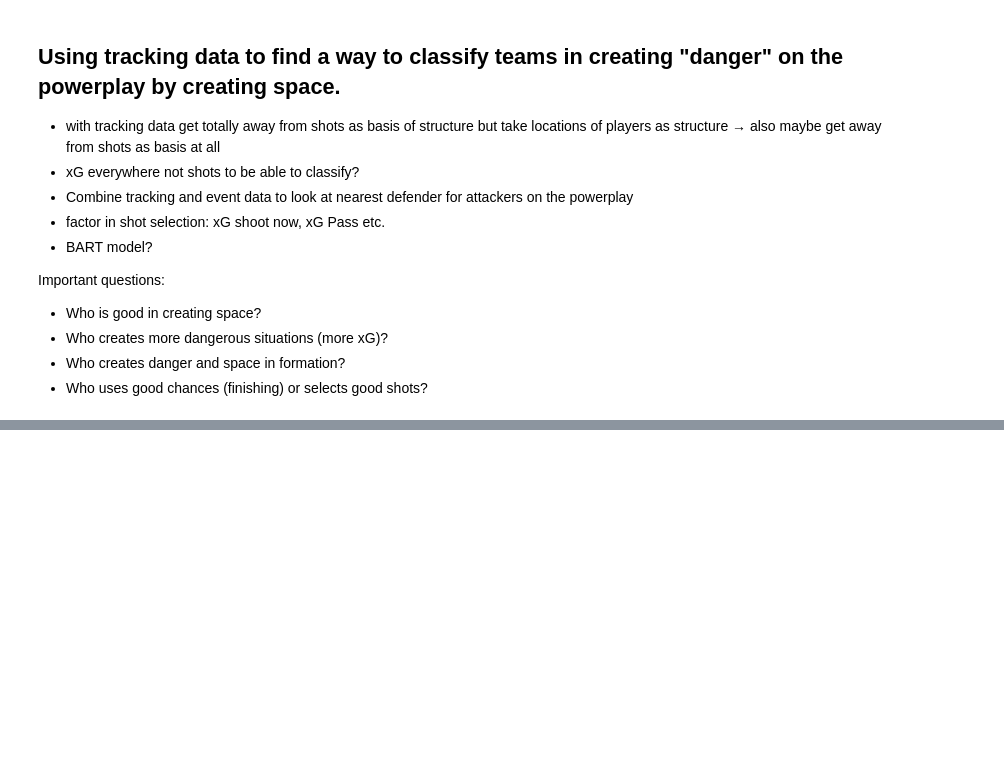
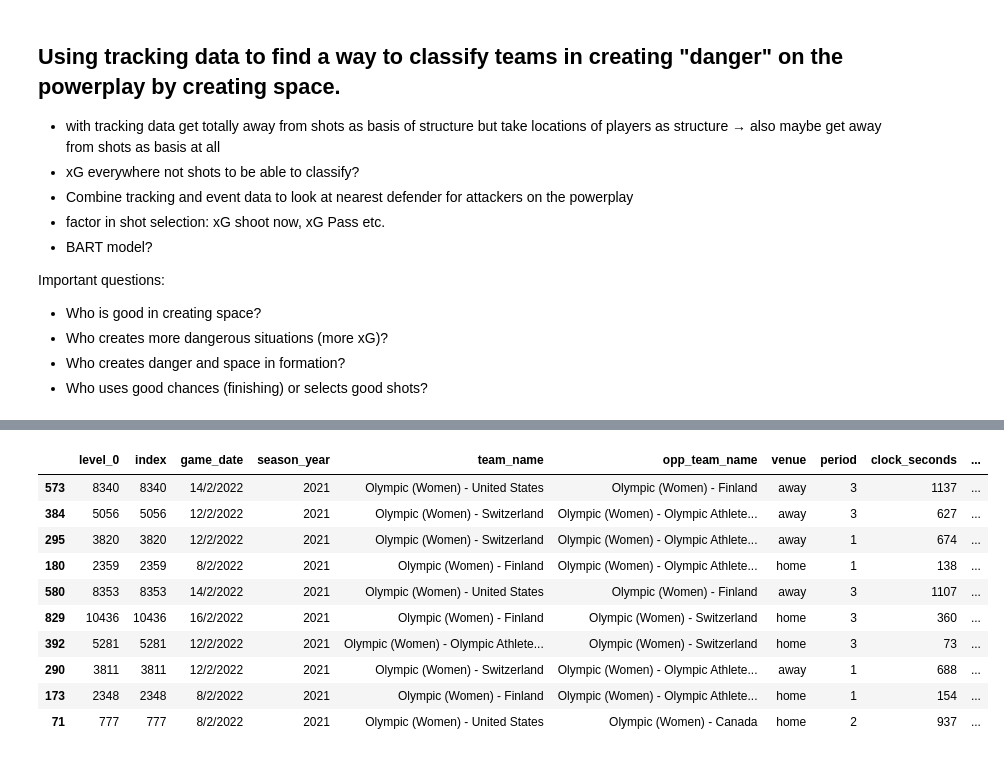
Before and after one commit to TK5-Tim/Big-Data-Cup, a Jupyter notebook: 2022/pp_danger_tracking.ipynb, the cells around one changed output, grey strips where cells are left out. Saved outputs shown, nothing was run; the diff lists cells and outputs as text; code cells hidden in the pictures; blank space fills up the shorter version.

Commit message:
get which players create space

```diff
--- a/2022/pp_danger_tracking.ipynb
+++ b/2022/pp_danger_tracking.ipynb
@@ -68,0 +145,25 @@ pd.read_sql('SELECT * FROM tracking', conn).head()
+# %%
+df_distance = pd.DataFrame(index=df_pbp_pp.index)
+dfs_distance = []
+for index in df_pbp_pp.index:
+    test_pbp = df_pbp_pp.loc[index]
+    test_tracking = df_tracking[(df_tracking['frame_id'] == test_pbp['frame_id_1']) & (df_tracking['game_id'] == test_pbp['game_id']) & (df_tracking['period'] == test_pbp['period'])]
+    if test_pbp['player_name'] in test_tracking['player'].to_list():
+        diff_x1 = test_tracking.loc[(test_tracking['player'] != test_pbp['player_name']) & (test_tracking['venue'] != test_pbp['venue']),'x_coord'] - test_tracking.loc[test_tracking['player'] == test_pbp['player_name'],'x_coord'].values[0]
+        diff_x1 = diff_x1.astype(float)
+        diff_y1 = abs(test_tracking.loc[(test_tracking['player'] != test_pbp['player_name']) & (test_tracking['venue'] != test_pbp['venue']),'y_coord'] - test_tracking.loc[test_tracking['player'] == test_pbp['player_name'],'y_coord'].values[0])
+        pl_distance = np.sqrt(diff_x1**2 + diff_y1**2)
+        dfs_distance.append(pl_distance.min())
+    else:
+        if test_tracking.size > 0:
+            diff_x1 = test_tracking.loc[(test_tracking['player'] != test_pbp['player_name']) & (test_tracking['venue'] != test_pbp['venue']),'x_coord'] - test_pbp['x_coord']
+            diff_x1 = diff_x1.astype(float)
+            diff_y1 = abs(test_tracking.loc[(test_tracking['player'] != test_pbp['player_name']) & (test_tracking['venue'] != test_pbp['venue']),'y_coord'] - test_pbp['y_coord'])
+            pl_distance = np.sqrt(diff_x1**2 + diff_y1**2)
+            dfs_distance.append(pl_distance.min())
+        else:
+            dfs_distance.append(np.nan)
+# %%
+df_pbp_pp['nearest_defender'] = dfs_distance
+# %%
+df_pbp_pp['diff_nearest_defender'] = df_pbp_pp['nearest_defender'] - df_pbp_pp['nearest_defender'].shift(1)
@@ -68,0 +182,16 @@ pd.read_sql('SELECT * FROM tracking', conn).head()
+# %%
+df_pbp_pp.drop('distance', axis=1, inplace=True)
+# %%
+df_pbp_pp.loc[(df_pbp_pp['x_coord'] >= O_ZONE) & (df_pbp_pp['event'] != "Puck Recovery")].sort_values('diff_nearest_defender', ascending=False).head(10)
+# %% [output]
+|  | level_0 | index | game_date | season_year | team_name | opp_team_name | venue | period | clock_seconds | ... |
+| 573 | 8340 | 8340 | 14/2/2022 | 2021 | Olympic (Women) - United States | Olympic (Women) - Finland | away | 3 | 1137 | ... |
+| 384 | 5056 | 5056 | 12/2/2022 | 2021 | Olympic (Women) - Switzerland | Olympic (Women) - Olympic Athlete... | away | 3 | 627 | ... |
+| 295 | 3820 | 3820 | 12/2/2022 | 2021 | Olympic (Women) - Switzerland | Olympic (Women) - Olympic Athlete... | away | 1 | 674 | ... |
+| 180 | 2359 | 2359 | 8/2/2022 | 2021 | Olympic (Women) - Finland | Olympic (Women) - Olympic Athlete... | home | 1 | 138 | ... |
+| 580 | 8353 | 8353 | 14/2/2022 | 2021 | Olympic (Women) - United States | Olympic (Women) - Finland | away | 3 | 1107 | ... |
+| 829 | 10436 | 10436 | 16/2/2022 | 2021 | Olympic (Women) - Finland | Olympic (Women) - Switzerland | home | 3 | 360 | ... |
+| 392 | 5281 | 5281 | 12/2/2022 | 2021 | Olympic (Women) - Olympic Athlete... | Olympic (Women) - Switzerland | home | 3 | 73 | ... |
+| 290 | 3811 | 3811 | 12/2/2022 | 2021 | Olympic (Women) - Switzerland | Olympic (Women) - Olympic Athlete... | away | 1 | 688 | ... |
+| 173 | 2348 | 2348 | 8/2/2022 | 2021 | Olympic (Women) - Finland | Olympic (Women) - Olympic Athlete... | home | 1 | 154 | ... |
+| 71 | 777 | 777 | 8/2/2022 | 2021 | Olympic (Women) - United States | Olympic (Women) - Canada | home | 2 | 937 | ... |
```
Also changed, not shown: parts of 17 cells of this notebook, 2 other files.
